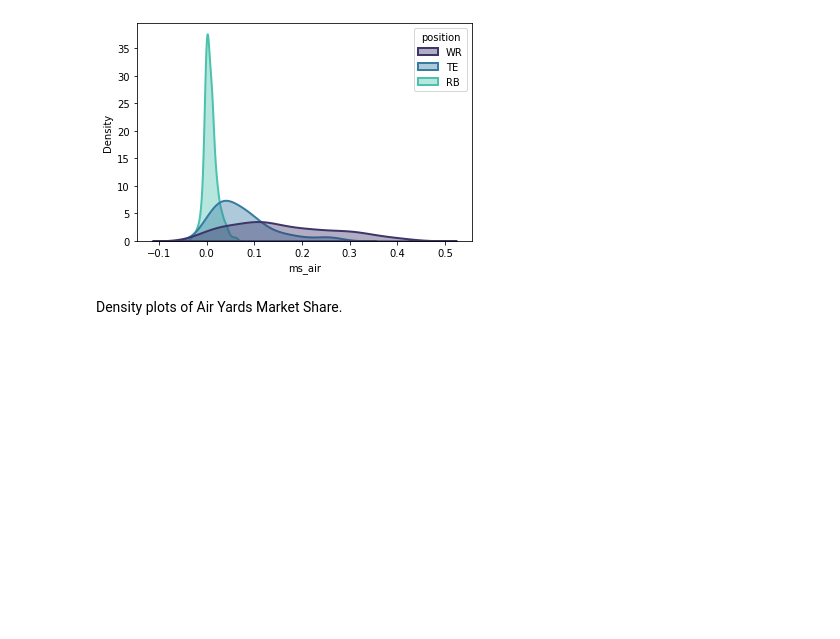
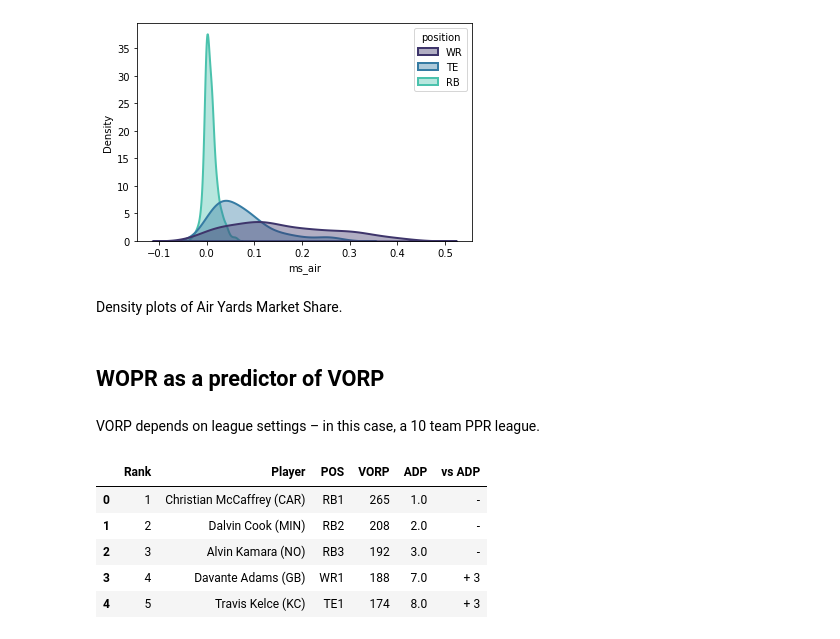
Before and after one commit to vishal-chandra/ExploringAirYards, a Jupyter notebook: ExploringAirYards.ipynb, the cells around one changed output. Cells and saved outputs as stored; diff of their text form; code cells hidden in the pictures; blank space fills up the shorter version.

Commit message:
scrape and process VORP data

```diff
--- a/ExploringAirYards.ipynb
+++ b/ExploringAirYards.ipynb
@@ -95,3 +95,18 @@ stat_kde('ms_air')
 [figure]
 # %% [markdown]
 Density plots of Air Yards Market Share.
+# %% [markdown]
+## WOPR as a predictor of VORP
+# %% [markdown]
+VORP depends on league settings – in this case, a 10 team PPR league.
+# %%
+# scrape VORP data
+vorp_df = pd.read_html("https://www.fantasypros.com/nfl/rankings/ppr-vorp.php?team_size=10")[0]
+vorp_df.head(5)
+# %% [output]
+|  | Rank | Player | POS | VORP | ADP | vs ADP |
+| 0 | 1 | Christian McCaffrey (CAR) | RB1 | 265 | 1.0 | - |
+| 1 | 2 | Dalvin Cook (MIN) | RB2 | 208 | 2.0 | - |
+| 2 | 3 | Alvin Kamara (NO) | RB3 | 192 | 3.0 | - |
+| 3 | 4 | Davante Adams (GB) | WR1 | 188 | 7.0 | + 3 |
+| 4 | 5 | Travis Kelce (KC) | TE1 | 174 | 8.0 | + 3 |
```
Also changed, not shown: parts of 3 cells of this notebook, 2 other files.
